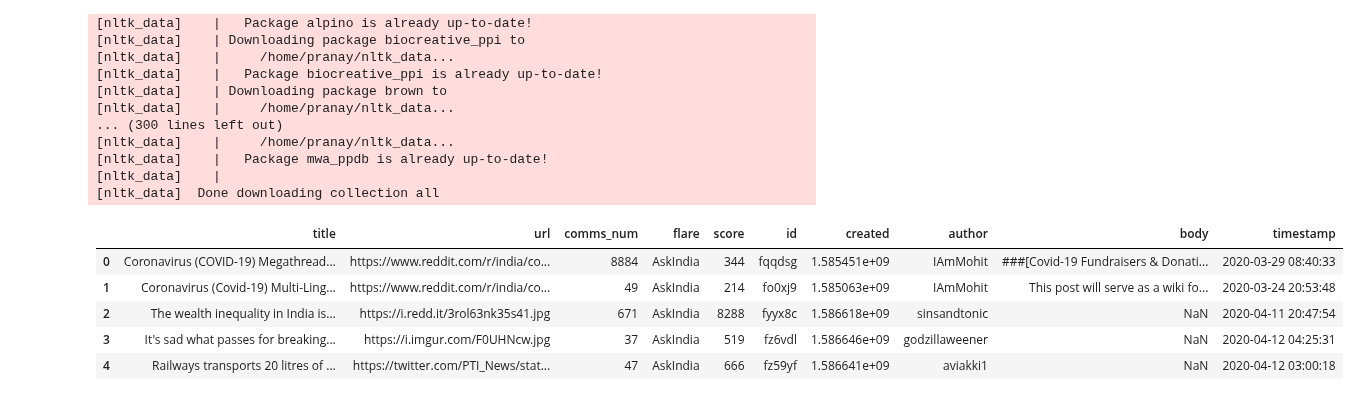
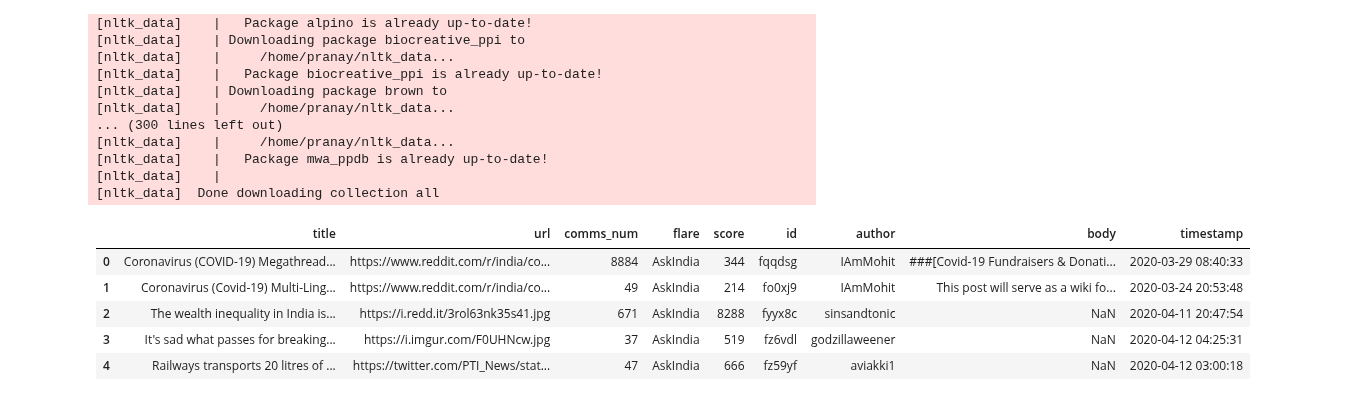
Before and after one commit to pranay-ar/Reddit-Flare-Detection, a Jupyter notebook: Models.ipynb, the cells around one changed output. Drawn from its saved outputs; the diff is of its cells as text; code cells hidden in the pictures.

```diff
--- a/Models.ipynb
+++ b/Models.ipynb
@@ -39,16 +39,17 @@ from sklearn.metrics import classification_report
 # %%
 flares = ["AskIndia", "Non-Political", "[R]eddiquette", "Scheduled", "Photography", "Science/Technology", "Politics", "Business/Finance", "Policy/Economy", "Sports", "Food", "AMA"]
 
 
 rindi = pd.read_csv('rindia.csv')
+rindi = rindi.drop(['created'], axis=1)
 rindi.head()
 # %% [output]
-|  | title | url | comms_num | flare | score | id | created | author | body | timestamp |
-| 0 | Coronavirus (COVID-19) Megathread... | https://www.reddit.com/r/india/co... | 8884 | AskIndia | 344 | fqqdsg | 1.585451e+09 | IAmMohit | ###[Covid-19 Fundraisers & Donati... | 2020-03-29 08:40:33 |
-| 1 | Coronavirus (Covid-19) Multi-Ling... | https://www.reddit.com/r/india/co... | 49 | AskIndia | 214 | fo0xj9 | 1.585063e+09 | IAmMohit | This post will serve as a wiki fo... | 2020-03-24 20:53:48 |
-| 2 | The wealth inequality in India is... | https://i.redd.it/3rol63nk35s41.jpg | 671 | AskIndia | 8288 | fyyx8c | 1.586618e+09 | sinsandtonic | NaN | 2020-04-11 20:47:54 |
-| 3 | It's sad what passes for breaking... | https://i.imgur.com/F0UHNcw.jpg | 37 | AskIndia | 519 | fz6vdl | 1.586646e+09 | godzillaweener | NaN | 2020-04-12 04:25:31 |
-| 4 | Railways transports 20 litres of ... | https://twitter.com/PTI_News/stat... | 47 | AskIndia | 666 | fz59yf | 1.586641e+09 | aviakki1 | NaN | 2020-04-12 03:00:18 |
+|  | title | url | comms_num | flare | score | id | author | body | timestamp |
+| 0 | Coronavirus (COVID-19) Megathread... | https://www.reddit.com/r/india/co... | 8884 | AskIndia | 344 | fqqdsg | IAmMohit | ###[Covid-19 Fundraisers & Donati... | 2020-03-29 08:40:33 |
+| 1 | Coronavirus (Covid-19) Multi-Ling... | https://www.reddit.com/r/india/co... | 49 | AskIndia | 214 | fo0xj9 | IAmMohit | This post will serve as a wiki fo... | 2020-03-24 20:53:48 |
+| 2 | The wealth inequality in India is... | https://i.redd.it/3rol63nk35s41.jpg | 671 | AskIndia | 8288 | fyyx8c | sinsandtonic | NaN | 2020-04-11 20:47:54 |
+| 3 | It's sad what passes for breaking... | https://i.imgur.com/F0UHNcw.jpg | 37 | AskIndia | 519 | fz6vdl | godzillaweener | NaN | 2020-04-12 04:25:31 |
+| 4 | Railways transports 20 litres of ... | https://twitter.com/PTI_News/stat... | 47 | AskIndia | 666 | fz59yf | aviakki1 | NaN | 2020-04-12 03:00:18 |
 # %%
 
 def get_date(created):
```
Also changed, not shown: 1 other file.
